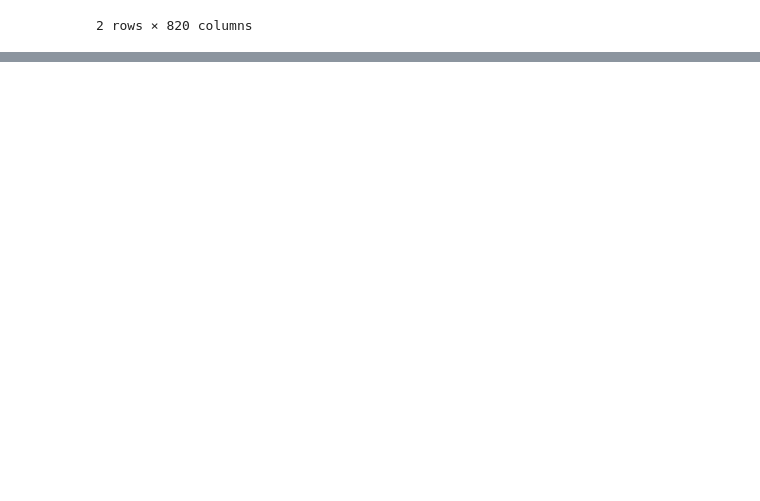
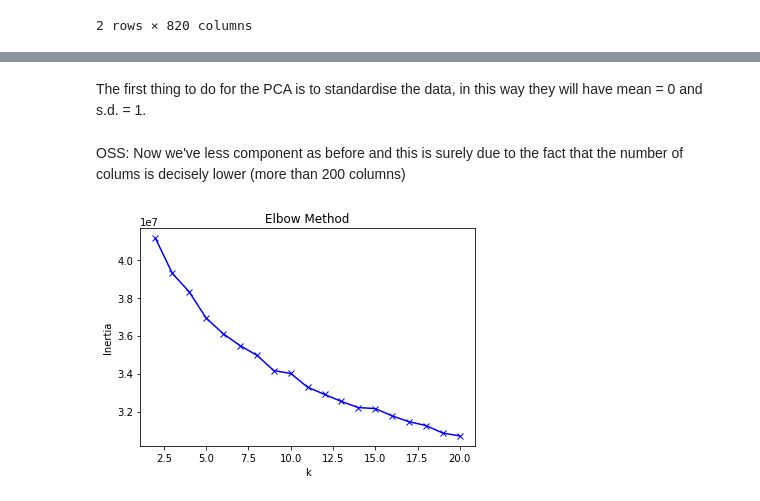
Before and after one commit to AlessandroPecchini/ADM-HW4, a Jupyter notebook: AudioSignals.ipynb, the cells around one changed output, grey strips where cells are left out. Saved outputs shown, nothing was run; the diff lists cells and outputs as text; code cells hidden in the pictures; blank space fills up the shorter version.

```diff
--- a/AudioSignals.ipynb
+++ b/AudioSignals.ipynb
@@ -967,0 +1525,12 @@ if not os.path.exists(out_path):
+# %%
+# Adding the percentage cluster columns to perform the pivots
+new_df = cat.copy()
+for i in np.unique(clusters):
+    new_df.loc[:,f'cluster {str(i).zfill(2)}'] = (clusters==i)/(sum(clusters==i))
+# %%
+# importing the modules
+from IPython.display import display
+tab_box= []
+for i in cat_sort:
+    if 'categorized' in i:
+        display(pd.pivot_table(new_df, index= i, values=[f'cluster {str(i).zfill(2)}' for i in np.unique(clusters)], margins=True, aggfunc='sum'))
@@ -967,0 +1700,25 @@ if not os.path.exists(out_path):
+# %% [markdown]
+The first thing to do for the PCA is to standardise the data, in this way they will have mean = 0 and s.d. = 1.
+# %%
+df_no_echo = pd.read_csv('data/csv/feat_tracks_dataset.csv', header='infer') # Sice we've already cleaned the dataset from the unwanted columns
+# We directly start from PCA
+
+scaler = StandardScaler()
+X = scaler.fit_transform(df_no_echo) #data scaling
+pca = decomposition.PCA(n_components = 0.80) # we choose the number of principal components that explains the 80% of the total variance
+pca.fit(X)
+X_transformed = pca.transform(X)
+print(X_transformed.shape)
+columns = ['PC'+str(i) for i in range(1,X_transformed.shape[1]+1)]
+df_no_echo_scores = pd.DataFrame(pca.transform(X), columns = columns)
+df_no_echo_scores.head()
+# %% [markdown]
+OSS: Now we've less component as before and this is surely due to the fact that the number of colums is decisely lower (more than 200 columns)
+# %%
+from sklearn.cluster import KMeans
+from sklearn.metrics import silhouette_score
+from tqdm import tqdm
+
+models_kpp = [KMeans(n_clusters=k).fit(df_no_echo_scores) for k in tqdm(range(2,21))]
+elbow_kpp = [m.inertia_ for m in models_kpp]
+silhouette_dict_kpp = {i:silhouette_score(df_no_echo_scores, models_kpp[i].labels_) for i in range(len(models_kpp))}
@@ -967,0 +1731,10 @@ if not os.path.exists(out_path):
+# %%
+import matplotlib.pyplot as plt
+
+plt.plot(range(2,21), elbow_kpp, 'bx-')
+plt.xlabel('k')
+plt.ylabel('Inertia')
+plt.title('Elbow Method')
+plt.show()
+# %% [output]
+[figure, added]
```
Also changed, not shown: parts of 120 cells of this notebook, 2 other files.
